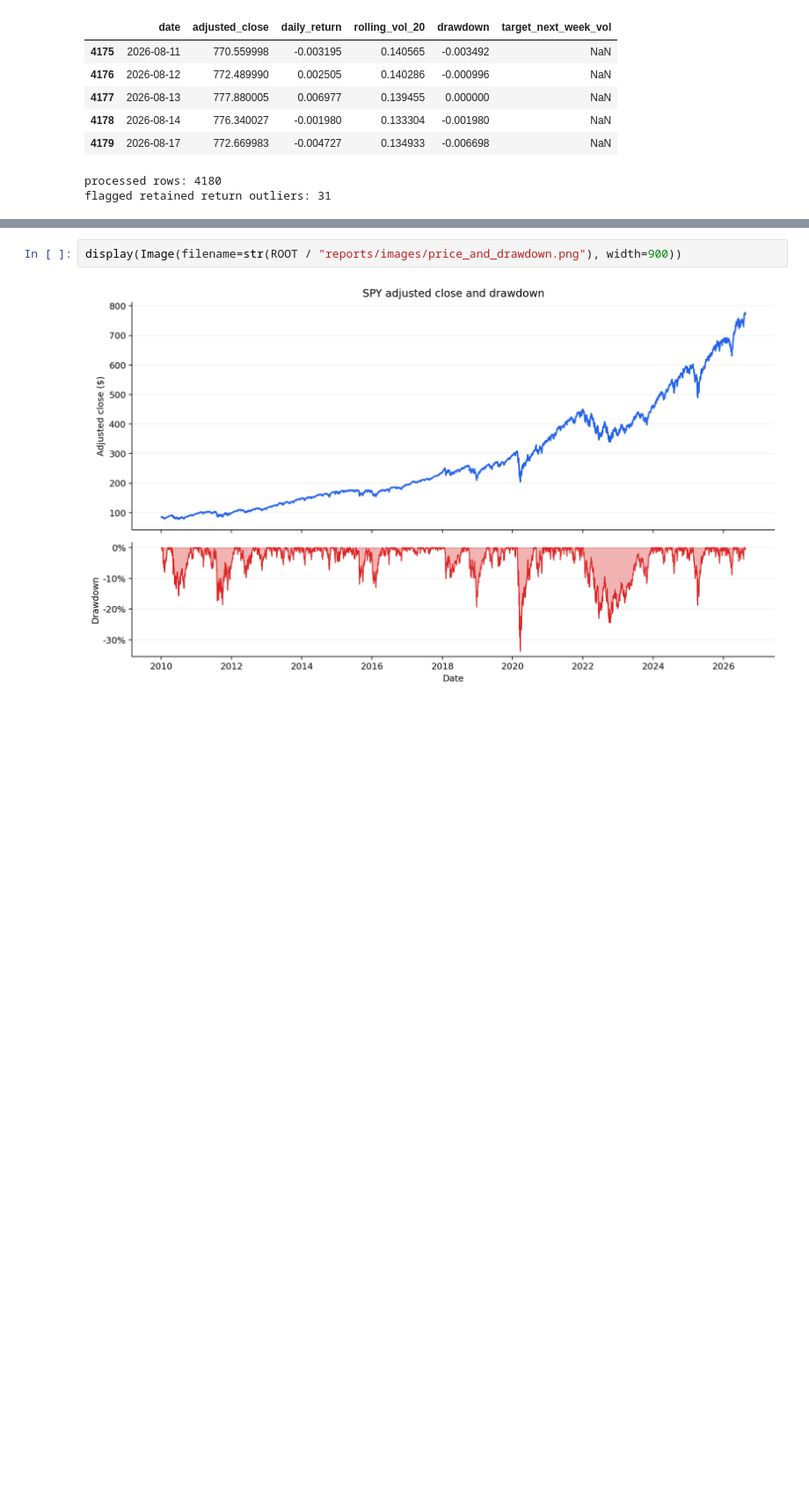
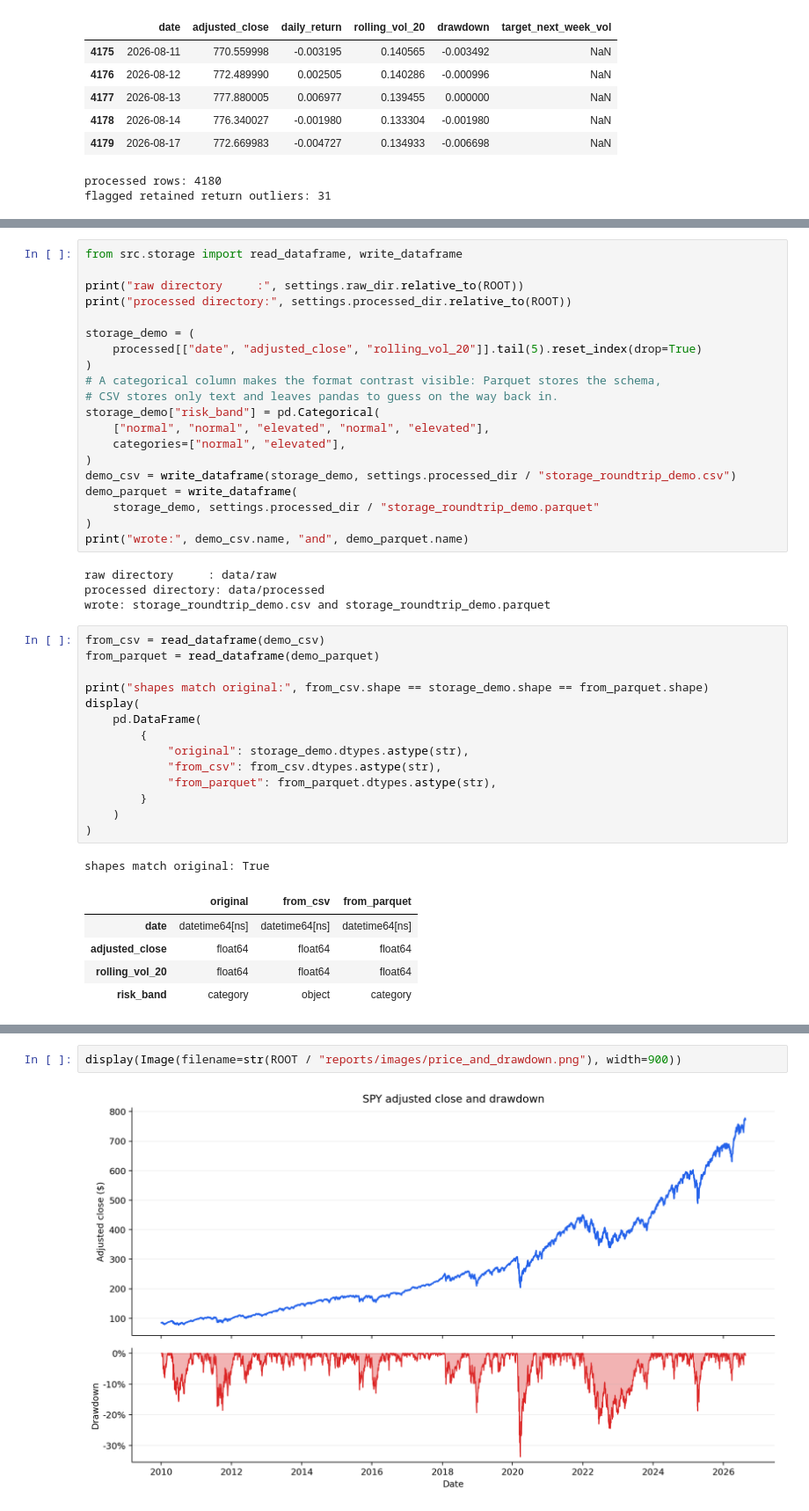
Before and after one commit to pdwi2020/bootcamp_paritosh_dwivedi, a Jupyter notebook: project/notebooks/project_pipeline.ipynb, the cells around one changed output, grey strips where cells are left out. Shown at 88% size. Cells and saved outputs as stored; diff of their text form; blank space fills up the shorter version.

Commit message:
Show storage and preprocessing in the project notebook

```diff
--- a/project/notebooks/project_pipeline.ipynb
+++ b/project/notebooks/project_pipeline.ipynb
@@ -113,0 +118,45 @@ flagged retained return outliers: 31
+# %%
+from src.storage import read_dataframe, write_dataframe
+
+print("raw directory     :", settings.raw_dir.relative_to(ROOT))
+print("processed directory:", settings.processed_dir.relative_to(ROOT))
+
+storage_demo = (
+    processed[["date", "adjusted_close", "rolling_vol_20"]].tail(5).reset_index(drop=True)
+)
+# A categorical column makes the format contrast visible: Parquet stores the schema,
+# CSV stores only text and leaves pandas to guess on the way back in.
+storage_demo["risk_band"] = pd.Categorical(
+    ["normal", "normal", "elevated", "normal", "elevated"],
+    categories=["normal", "elevated"],
+)
+demo_csv = write_dataframe(storage_demo, settings.processed_dir / "storage_roundtrip_demo.csv")
+demo_parquet = write_dataframe(
+    storage_demo, settings.processed_dir / "storage_roundtrip_demo.parquet"
+)
+print("wrote:", demo_csv.name, "and", demo_parquet.name)
+# %% [output]
+raw directory     : data/raw
+processed directory: data/processed
+wrote: storage_roundtrip_demo.csv and storage_roundtrip_demo.parquet
+# %%
+from_csv = read_dataframe(demo_csv)
+from_parquet = read_dataframe(demo_parquet)
+
+print("shapes match original:", from_csv.shape == storage_demo.shape == from_parquet.shape)
+display(
+    pd.DataFrame(
+        {
+            "original": storage_demo.dtypes.astype(str),
+            "from_csv": from_csv.dtypes.astype(str),
+            "from_parquet": from_parquet.dtypes.astype(str),
+        }
+    )
+)
+# %% [output]
+shapes match original: True
+|  | original | from_csv | from_parquet |
+| date | datetime64[ns] | datetime64[ns] | datetime64[ns] |
+| adjusted_close | float64 | float64 | float64 |
+| rolling_vol_20 | float64 | float64 | float64 |
+| risk_band | category | object | category |
```
Also changed, not shown: parts of 16 cells of this notebook, 5 other files.
